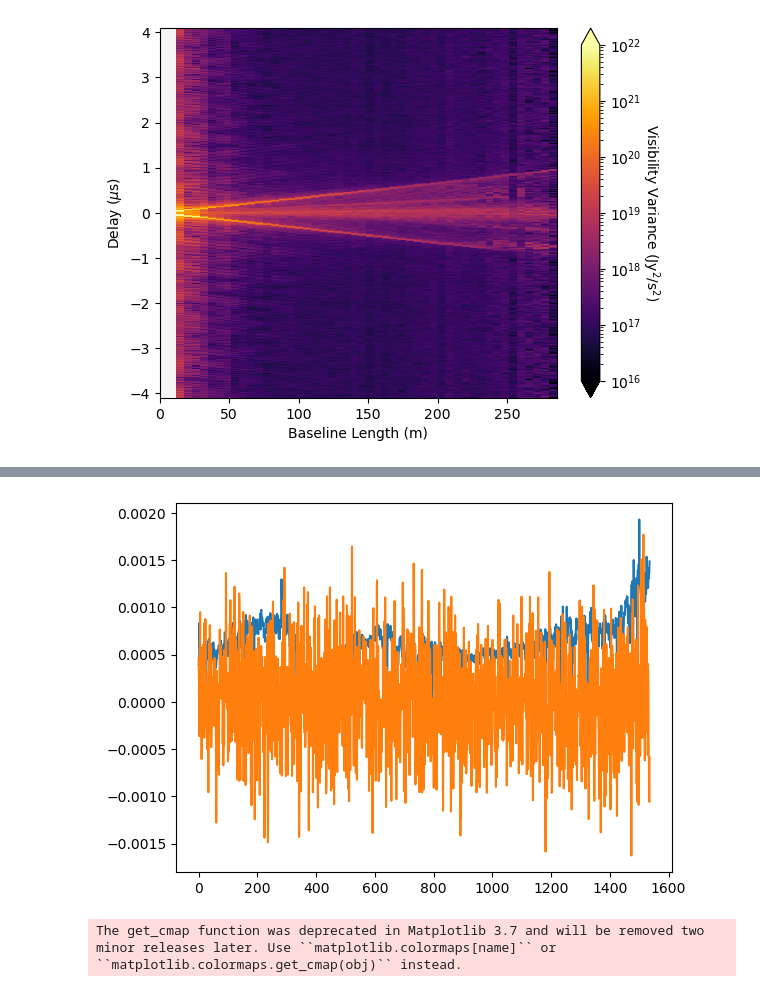
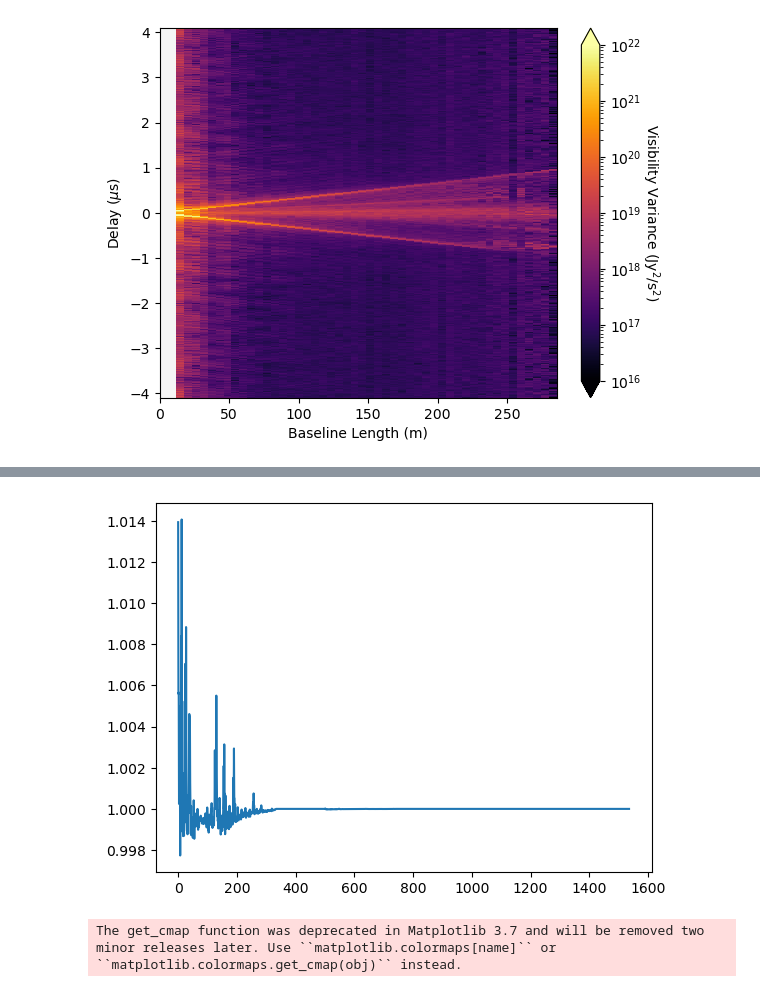
Before and after one commit to rlbyrne/rlb_hera, a Jupyter notebook: hera_data_viewer.ipynb, the cells around one changed output, grey strips where cells are left out. Cells and saved outputs as stored; diff of their text form; code cells hidden in the pictures.

```diff
--- a/hera_data_viewer.ipynb
+++ b/hera_data_viewer.ipynb
@@ -82,12 +76,12 @@ abscal_params = np.load(
     "/safepool/rbyrne/hera_abscal_Jun2024/zen.2459861.45004.sum.abs_calibrated.red_avg_abscal_params.npy"
 )
 # %%
-plt.plot(abscal_params[1,:,1])
-plt.plot(dwabscal_params[1, :, 1])
+#plt.plot(abscal_params[1,:,0])
+plt.plot(dwabscal_params[0, :, 0])
 #plt.ylim([0,1.3])
 plt.show()
 # %% [output]
-[figure, old version]
+[figure, new version]
 # %%
 use_cmap = matplotlib.cm.get_cmap("inferno")
 use_cmap.set_bad(color="whitesmoke")
```
Also changed, not shown: parts of 20 cells of this notebook, 1 other file.
